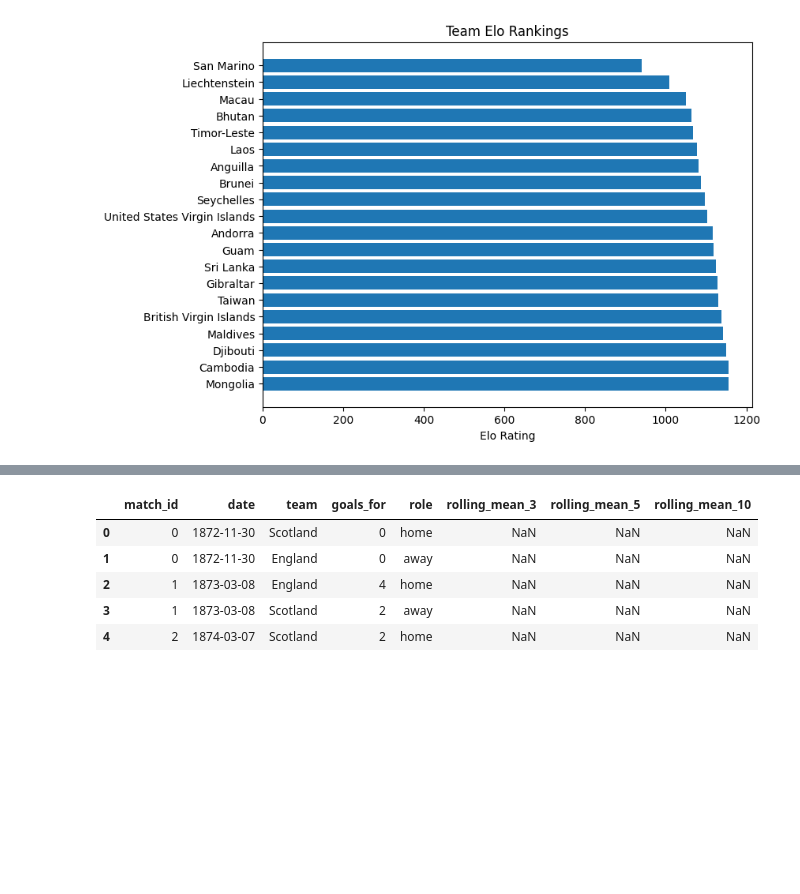
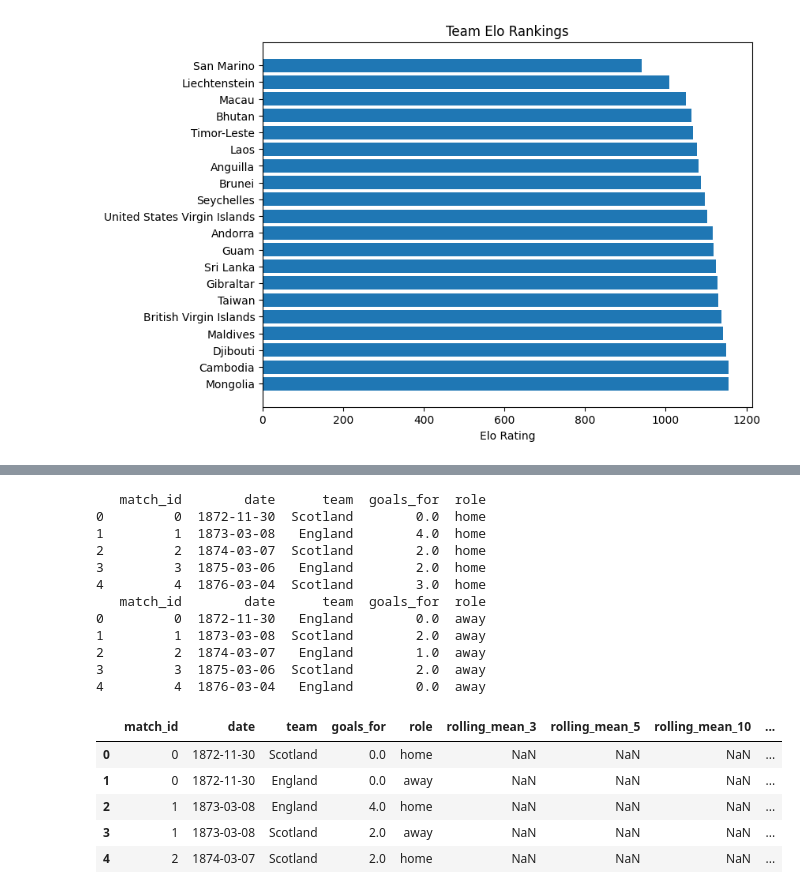
Before and after one commit to berkasin01/sandbox, a Jupyter notebook: football_scores/football.ipynb, the cells around one changed output, grey strips where cells are left out. Saved outputs shown, nothing was run; the diff lists cells and outputs as text; code cells hidden in the pictures; blank space fills up the shorter version.

```diff
--- a/football_scores/football.ipynb
+++ b/football_scores/football.ipynb
@@ -3,7 +3,7 @@ import numpy as np
 import pandas as pd
 from matplotlib import pyplot as plt
 # %%
-results_df = pd.read_csv("football_results/results_v002.csv",encoding="utf-8")
+results_df = pd.read_csv("football_results/results_v003.csv",encoding="utf-8")
 goal_scorers_df = pd.read_csv("football_results/goalscorers.csv",encoding="utf-8")
 shotout_df = pd.read_csv("football_results/shootouts.csv",encoding="utf-8")
 # %%
@@ -422,2 +421,0 @@ results_df.head(5)
-# %%
-results_df = results_df.dropna()
@@ -449,27 +431,45 @@ results_df["elo_diff"] = results_df["home_elo"] - results_df["away_elo"]
 # %%
 results_df["elo_diff"] = results_df["home_elo"] - results_df["away_elo"]
 
 
 results_df['match_id'] = results_df.index
 
 home_long = results_df[['match_id','date','home_team','home_score']].rename(columns={'home_team':'team','home_score':'goals_for'})
 home_long['role'] = 'home'
+print(home_long.head(5))
 
 away_long = results_df[['match_id','date','away_team','away_score']].rename(columns={'away_team':'team','away_score':'goals_for'})
 away_long['role'] = 'away'
+print(away_long.head(5))
 
 long_df = pd.concat([home_long, away_long]).sort_values('date').reset_index(drop=True)
 
 long_df['rolling_mean_3'] = long_df.groupby('team')['goals_for'].transform(lambda x: x.shift(1).rolling(3).mean())
 long_df['rolling_mean_5'] = long_df.groupby('team')['goals_for'].transform(lambda x: x.shift(1).rolling(5).mean())
 long_df['rolling_mean_10'] = long_df.groupby('team')['goals_for'].transform(lambda x: x.shift(1).rolling(10).mean())
 
+long_df["rolling_sum_3"] = long_df.groupby("team")["goals_for"].transform(lambda x: x.shift(1).rolling(3).sum())
+long_df["rolling_sum_5"] = long_df.groupby("team")["goals_for"].transform(lambda x: x.shift(1).rolling(5).sum())
+long_df["rolling_sum_10"] = long_df.groupby("team")["goals_for"].transform(lambda x: x.shift(1).rolling(10).sum())
+
 long_df.head(5)
 # %% [output]
+   match_id        date      team  goals_for  role
+0         0  1872-11-30  Scotland        0.0  home
+1         1  1873-03-08   England        4.0  home
+2         2  1874-03-07  Scotland        2.0  home
+3         3  1875-03-06   England        2.0  home
+4         4  1876-03-04  Scotland        3.0  home
+   match_id        date      team  goals_for  role
+0         0  1872-11-30   England        0.0  away
+1         1  1873-03-08  Scotland        2.0  away
+2         2  1874-03-07   England        1.0  away
+3         3  1875-03-06  Scotland        2.0  away
+4         4  1876-03-04   England        0.0  away
-|  | match_id | date | team | goals_for | role | rolling_mean_3 | rolling_mean_5 | rolling_mean_10 |
-| 0 | 0 | 1872-11-30 | Scotland | 0 | home | NaN | NaN | NaN |
-| 1 | 0 | 1872-11-30 | England | 0 | away | NaN | NaN | NaN |
-| 2 | 1 | 1873-03-08 | England | 4 | home | NaN | NaN | NaN |
-| 3 | 1 | 1873-03-08 | Scotland | 2 | away | NaN | NaN | NaN |
-| 4 | 2 | 1874-03-07 | Scotland | 2 | home | NaN | NaN | NaN |
+|  | match_id | date | team | goals_for | role | rolling_mean_3 | rolling_mean_5 | rolling_mean_10 | ... |
+| 0 | 0 | 1872-11-30 | Scotland | 0.0 | home | NaN | NaN | NaN | ... |
+| 1 | 0 | 1872-11-30 | England | 0.0 | away | NaN | NaN | NaN | ... |
+| 2 | 1 | 1873-03-08 | England | 4.0 | home | NaN | NaN | NaN | ... |
+| 3 | 1 | 1873-03-08 | Scotland | 2.0 | away | NaN | NaN | NaN | ... |
+| 4 | 2 | 1874-03-07 | Scotland | 2.0 | home | NaN | NaN | NaN | ... |
 # %%
```
Also changed, not shown: parts of 26 cells of this notebook.
